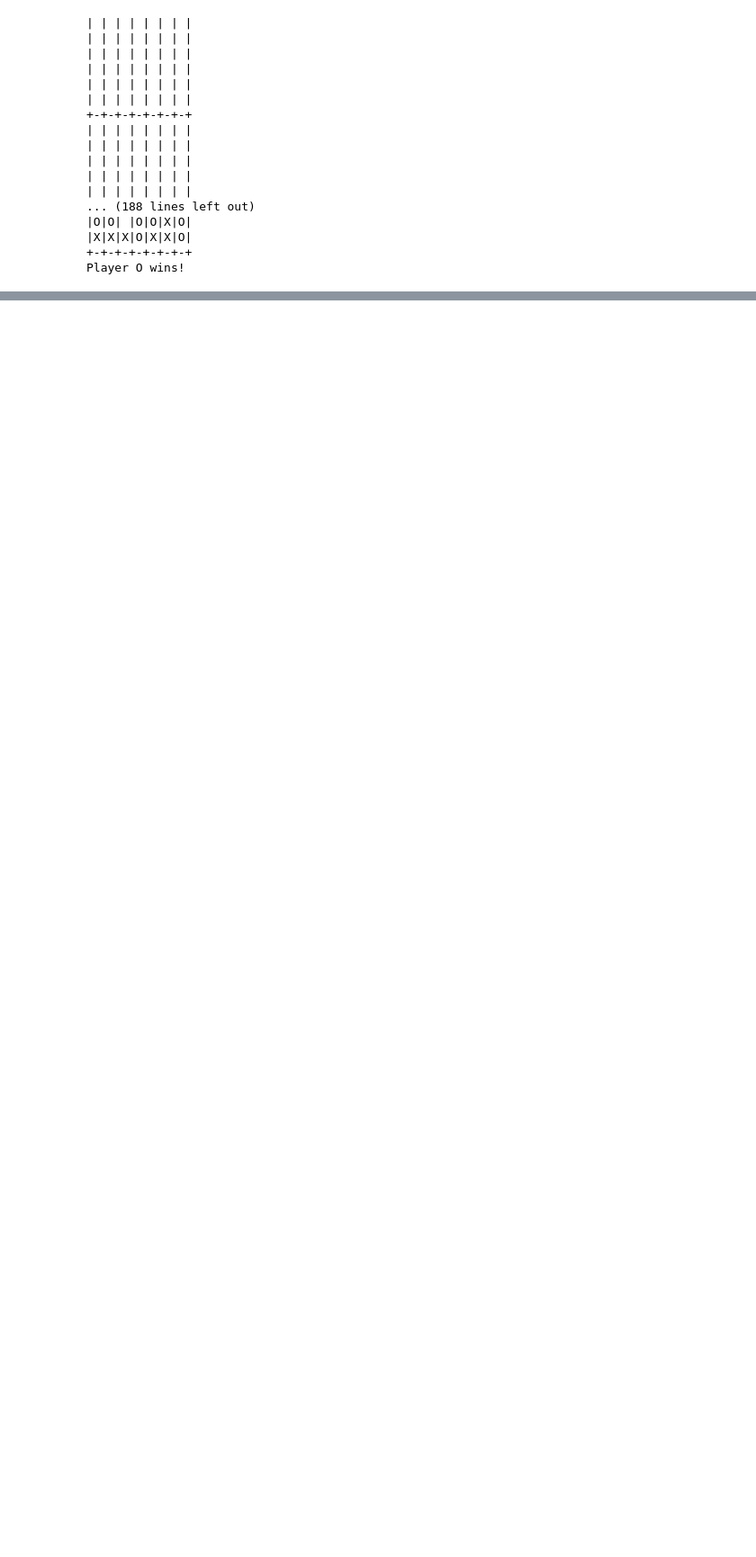
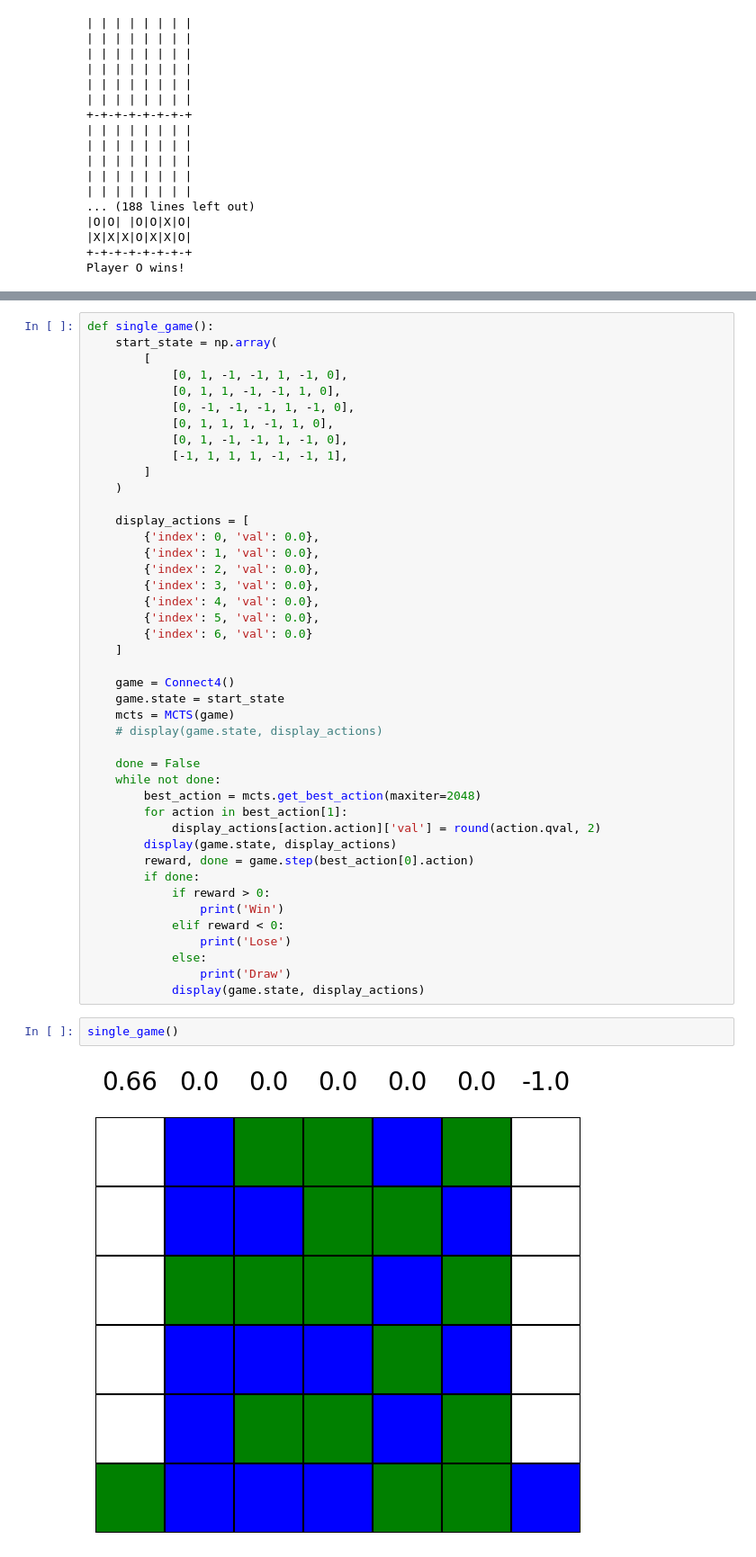
Before and after one commit to ChristianPickettCode/DPRL, a Jupyter notebook: Notebook3.ipynb, the cells around one changed output, grey strips where cells are left out. Shown: that part at 90% size. Saved outputs shown, nothing was run; the diff lists cells and outputs as text; blank space fills up the shorter version.

Commit message:
add visuals

```diff
--- a/Notebook3.ipynb
+++ b/Notebook3.ipynb
@@ -240,0 +268,47 @@ class MCTS_Strategy:
+# %%
+def single_game():
+    start_state = np.array(
+        [
+            [0, 1, -1, -1, 1, -1, 0],
+            [0, 1, 1, -1, -1, 1, 0],
+            [0, -1, -1, -1, 1, -1, 0],
+            [0, 1, 1, 1, -1, 1, 0],
+            [0, 1, -1, -1, 1, -1, 0],
+            [-1, 1, 1, 1, -1, -1, 1],
+        ]
+    )
+
+    display_actions = [
+        {'index': 0, 'val': 0.0},
+        {'index': 1, 'val': 0.0},
+        {'index': 2, 'val': 0.0},
+        {'index': 3, 'val': 0.0},
+        {'index': 4, 'val': 0.0},
+        {'index': 5, 'val': 0.0},
+        {'index': 6, 'val': 0.0}
+    ]
+
+    game = Connect4()
+    game.state = start_state
+    mcts = MCTS(game)
+    # display(game.state, display_actions)
+
+    done = False
+    while not done:
+        best_action = mcts.get_best_action(maxiter=2048)
+        for action in best_action[1]:
+            display_actions[action.action]['val'] = round(action.qval, 2)
+        display(game.state, display_actions)
+        reward, done = game.step(best_action[0].action)
+        if done:
+            if reward > 0:
+                print('Win')
+            elif reward < 0:
+                print('Lose')
+            else:
+                print('Draw')
+            display(game.state, display_actions)
+# %%
+single_game()
+# %% [output]
+[figure, added]
```
Also changed, not shown: parts of 6 cells of this notebook, 3 other files.
